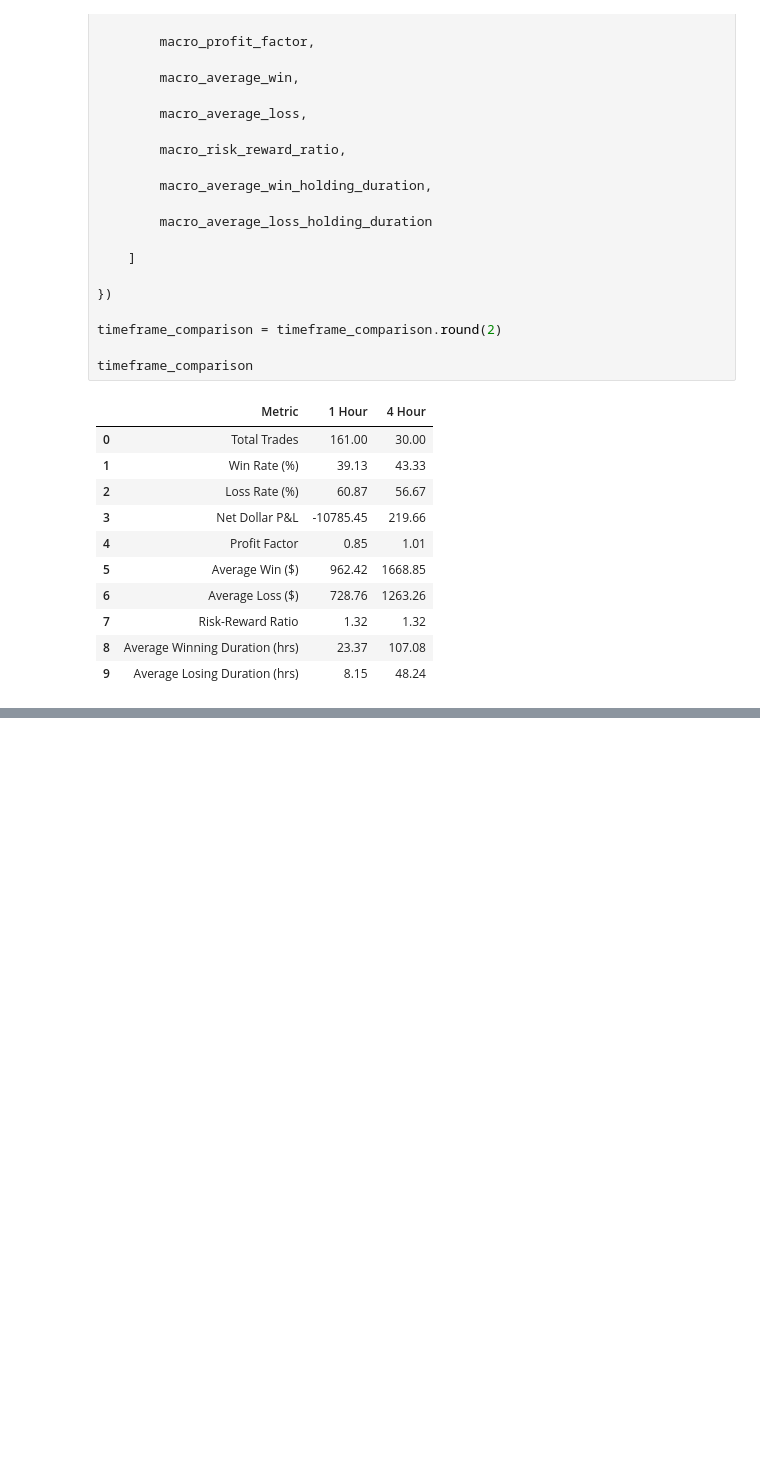
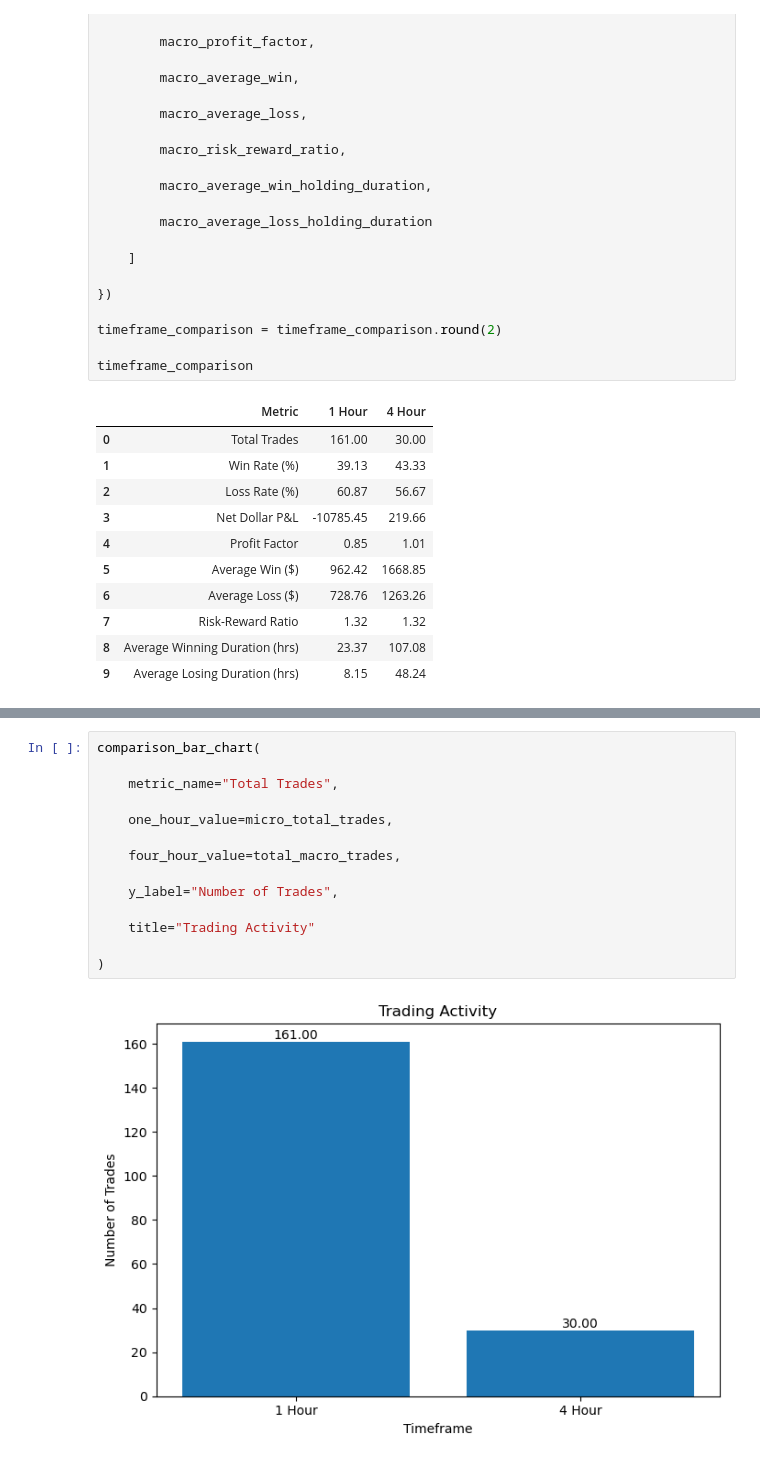
Before and after one commit to gloriaoyewusii/Finance-DE-Project, a Jupyter notebook: Finance DE Project.ipynb, the cells around one changed output, grey strips where cells are left out. Cells and saved outputs as stored; diff of their text form; blank space fills up the shorter version.

```diff
--- a/Finance DE Project.ipynb
+++ b/Finance DE Project.ipynb
@@ -1492,0 +1575,16 @@ OSError: Cannot save file into a non-existent directory: 'outputs'
+# %%
+comparison_bar_chart(
+
+    metric_name="Total Trades",
+
+    one_hour_value=micro_total_trades,
+
+    four_hour_value=total_macro_trades,
+
+    y_label="Number of Trades",
+
+    title="Trading Activity"
+
+)
+# %% [output]
+[figure, added]
```
Also changed, not shown: parts of 9 cells of this notebook.
